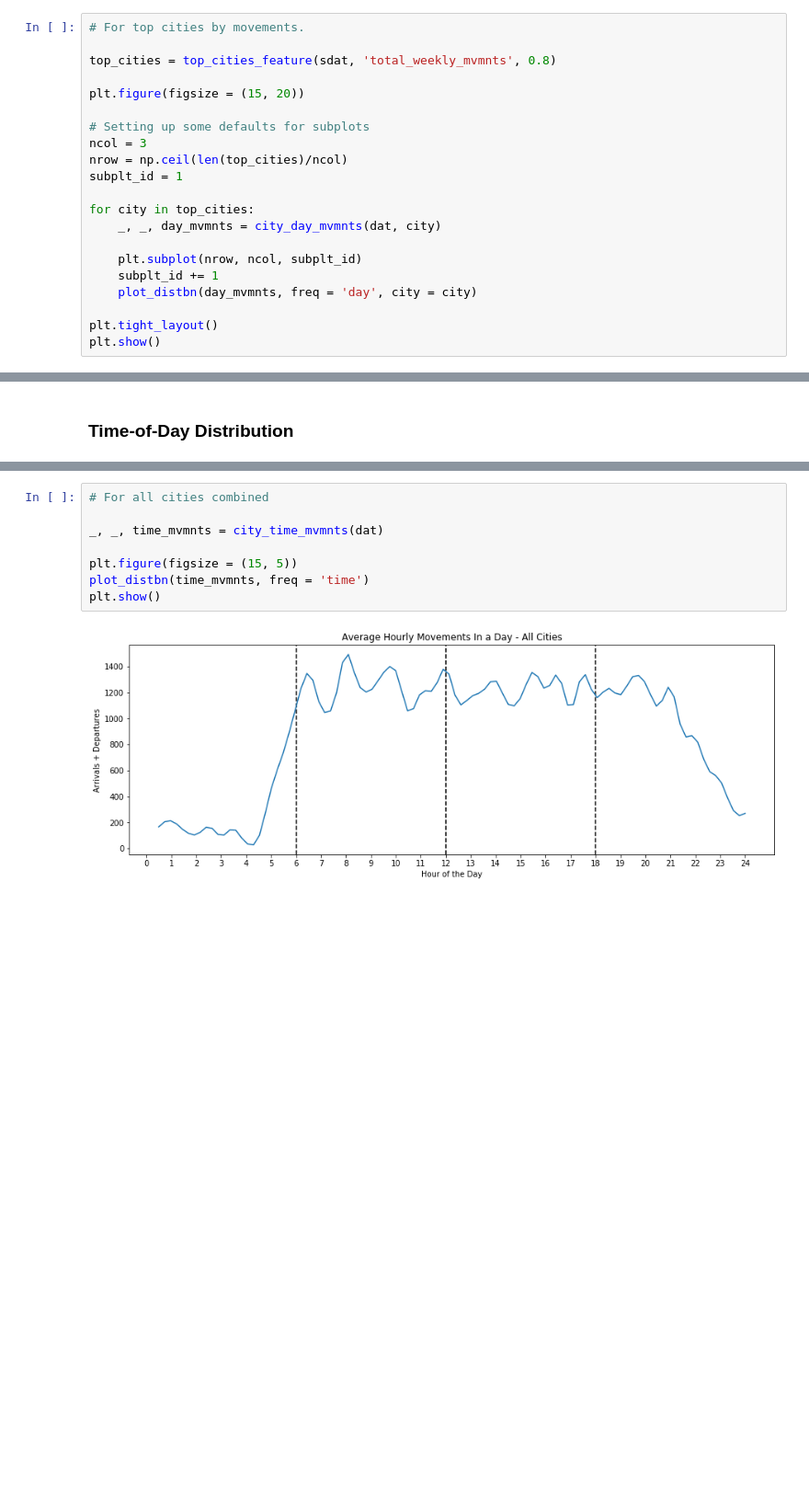
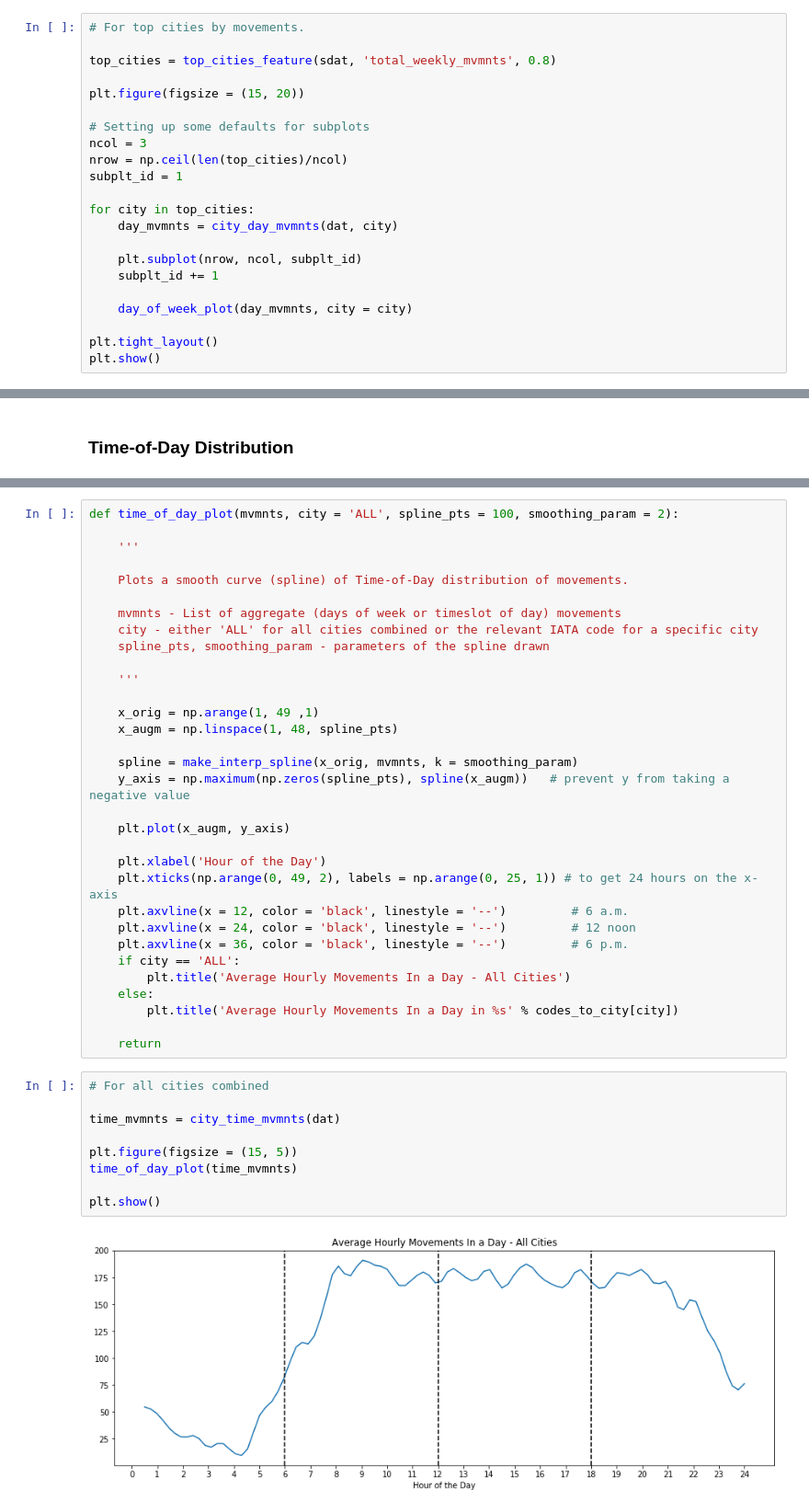
Before and after one commit to sanjeevgadre/Portfolio-Airport-Traffic, a Jupyter notebook: city-movement-analysis.ipynb, the cells around one changed output, grey strips where cells are left out. Shown at 92% size. Cells and saved outputs as stored; diff of their text form; blank space fills up the shorter version.

```diff
--- a/city-movement-analysis.ipynb
+++ b/city-movement-analysis.ipynb
@@ -268,11 +274,12 @@ nrow = np.ceil(len(top_cities)/ncol)
 subplt_id = 1
 
 for city in top_cities:
-    _, _, day_mvmnts = city_day_mvmnts(dat, city)
+    day_mvmnts = city_day_mvmnts(dat, city)
 
     plt.subplot(nrow, ncol, subplt_id)
     subplt_id += 1
-    plot_distbn(day_mvmnts, freq = 'day', city = city)
+
+    day_of_week_plot(day_mvmnts, city = city)
 
 plt.tight_layout()
 plt.show()
@@ -339,13 +331,46 @@ def city_time_mvmnts(df, city = 'ALL'):
+# %%
+def time_of_day_plot(mvmnts, city = 'ALL', spline_pts = 100, smoothing_param = 2):
+
+    '''
+
+    Plots a smooth curve (spline) of Time-of-Day distribution of movements.
+
+    mvmnts - List of aggregate (days of week or timeslot of day) movements
+    city - either 'ALL' for all cities combined or the relevant IATA code for a specific city
+    spline_pts, smoothing_param - parameters of the spline drawn
+
+    '''
+
+    x_orig = np.arange(1, 49 ,1)
+    x_augm = np.linspace(1, 48, spline_pts)
+
+    spline = make_interp_spline(x_orig, mvmnts, k = smoothing_param)
+    y_axis = np.maximum(np.zeros(spline_pts), spline(x_augm))   # prevent y from taking a negative value
+
+    plt.plot(x_augm, y_axis)
+
+    plt.xlabel('Hour of the Day')
+    plt.xticks(np.arange(0, 49, 2), labels = np.arange(0, 25, 1)) # to get 24 hours on the x-axis
+    plt.axvline(x = 12, color = 'black', linestyle = '--')         # 6 a.m.
+    plt.axvline(x = 24, color = 'black', linestyle = '--')         # 12 noon
+    plt.axvline(x = 36, color = 'black', linestyle = '--')         # 6 p.m.
+    if city == 'ALL':
+        plt.title('Average Hourly Movements In a Day - All Cities')
+    else:
+        plt.title('Average Hourly Movements In a Day in %s' % codes_to_city[city])
+
+    return
 # %%
 # For all cities combined
 
-_, _, time_mvmnts = city_time_mvmnts(dat)
+time_mvmnts = city_time_mvmnts(dat)
 
 plt.figure(figsize = (15, 5))
-plot_distbn(time_mvmnts, freq = 'time')
+time_of_day_plot(time_mvmnts)
+
 plt.show()
 # %% [output]
-[figure, old version]
+[figure, new version]
 # %%
 # For top cities by movements.
 
```
Also changed, not shown: parts of 10 cells of this notebook, 2 other files.
